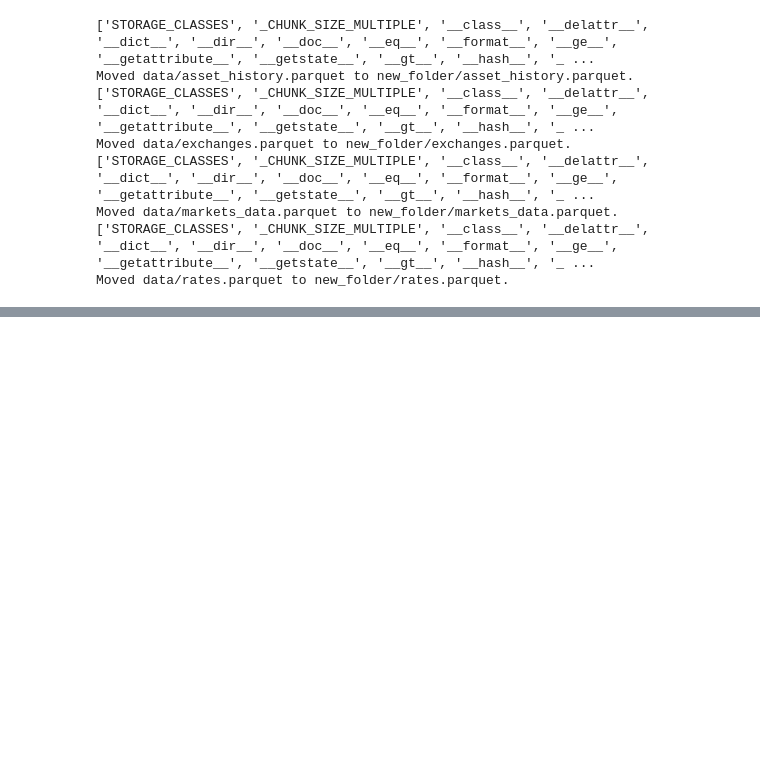
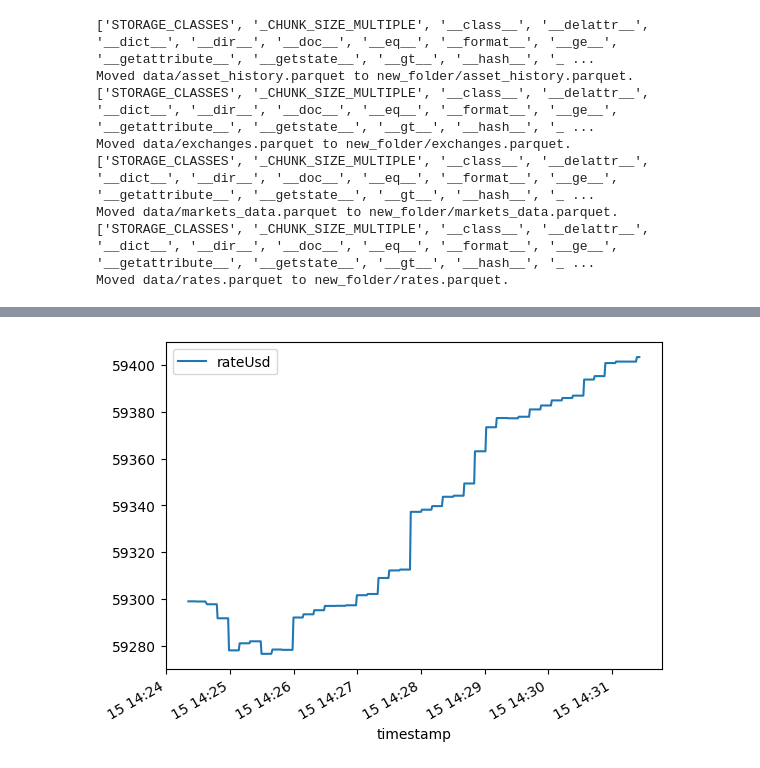
Before and after one commit to lupusruber/crypto_stats, a Jupyter notebook: notebooks/data.ipynb, the cells around one changed output, grey strips where cells are left out. Drawn from its saved outputs; the diff is of its cells as text; code cells hidden in the pictures; blank space fills up the shorter version.

```diff
--- a/notebooks/data.ipynb
+++ b/notebooks/data.ipynb
@@ -421,0 +416,3 @@ Moved data/rates.parquet to new_folder/rates.parquet.
+# %%
+df = pd.read_parquet('/home/lupusruber/crypto_stats/data/data_rates.parquet')
+df['rateUsd'] = pd.to_numeric(df['rateUsd'], errors='coerce')
@@ -421,0 +457,7 @@ Moved data/rates.parquet to new_folder/rates.parquet.
+# %%
+df_grouped = df.groupby(['id', 'timestamp']).agg({
+    'rateUsd': 'mean'}).reset_index()
+# %%
+df_grouped['timestamp'] = pd.to_datetime(df_grouped['timestamp'], unit='ms')
+# %% [output]
+[figure, added]
```
Also changed, not shown: parts of 38 cells of this notebook, 4 other files.
